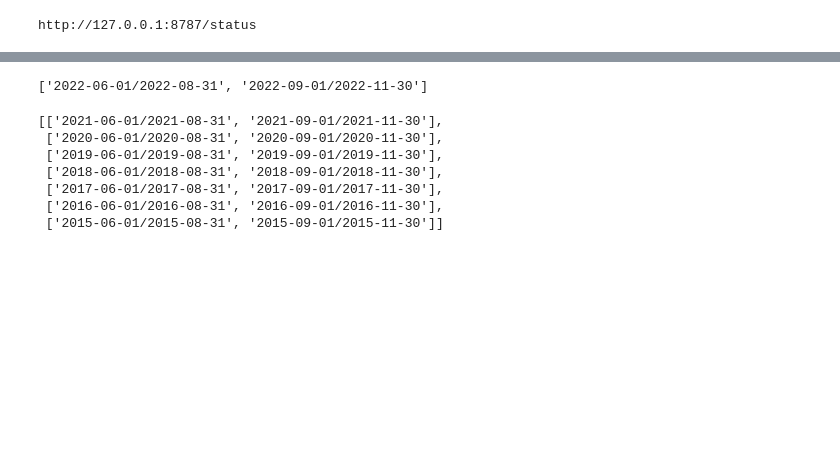
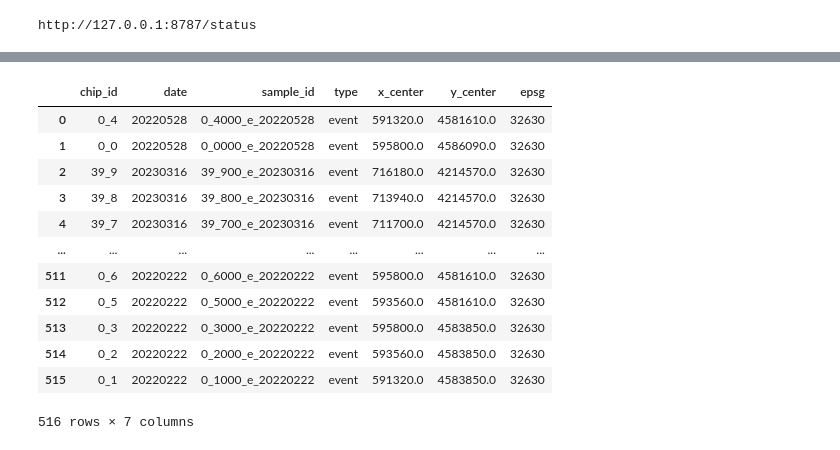
Before and after one commit to ClarkCGA/gelos-lc-datagen, a Jupyter notebook: notebooks/s2_wcd_fire_generation.ipynb, the cells around one changed output, grey strips where cells are left out. Cells and saved outputs as stored; diff of their text form; code cells hidden in the pictures; blank space fills up the shorter version.

Commit message:
update s2 WCD fire events generation

```diff
--- a/notebooks/s2_wcd_fire_generation.ipynb
+++ b/notebooks/s2_wcd_fire_generation.ipynb
@@ -91,0 +87,3 @@ summary_gdf.head()
+# %%
+summary_gdf = get_fire_mask_path(fire_df)
+summary_gdf.head()
@@ -343,6 +363,34 @@ def generate_fire_chips(s2_stack, aoi, config, time_series_type, epsg, index, me
 # %%
-metadata_df = pd.DataFrame(columns=["chip_id", "date", "sample_id", "type", "x_center", "y_center", "epsg"])
-# metadata_df = pd.read_csv("data/metadata_df.csv")
+# metadata_df = pd.DataFrame(columns=["chip_id", "date", "sample_id", "type", "x_center", "y_center", "epsg"])
+metadata_df = pd.read_csv("data/metadata_df.csv")
+# %%
+def search_s2_scenes(aoi, date_range, catalog, config, best_one=True):
+    search = catalog.search(
+        collections=["sentinel-2-l2a"],
+        bbox=aoi.geometry.bounds,
+        datetime=date_range,
+        query=[f"s2:nodata_pixel_percentage<{config["sentinel_2"]["nodata_pixel_percentage"]}",
+                 f"eo:cloud_cover<{config["sentinel_2"]["cloud_cover"]}"
+                ],
+        limit=None,
+    )
+    items = list(search.get_items())
+
+    if best_one and items:
+        items = [min(items, key=lambda it: it.properties["eo:cloud_cover"])]
+
+    return pystac.ItemCollection(items)
+# %%
+import os, planetary_computer as pc, rasterio
+from rasterio.errors import RasterioIOError
+import stackstac, dask.array as da
+from tenacity import retry, wait_random_exponential, stop_after_attempt
+
+@retry(wait=wait_random_exponential(max=30), stop=stop_after_attempt(4))
+def _open_once(href):
+    # one quick probe to fail fast if token is stale
+    with rasterio.open(href):
+        pass
 # %%
 for index, aoi in summary_gdf.iterrows():
     print(f"\nProcessing AOI at index {index}")
@@ -443,14 +500,16 @@ Skipping chip ID 40 for missing values
-# %%
-event_date_ranges
-# %% [output]
-['2022-06-01/2022-08-31', '2022-09-01/2022-11-30']
-# %%
-control_date_ranges
-# %% [output]
-[['2021-06-01/2021-08-31', '2021-09-01/2021-11-30'],
- ['2020-06-01/2020-08-31', '2020-09-01/2020-11-30'],
- ['2019-06-01/2019-08-31', '2019-09-01/2019-11-30'],
- ['2018-06-01/2018-08-31', '2018-09-01/2018-11-30'],
- ['2017-06-01/2017-08-31', '2017-09-01/2017-11-30'],
- ['2016-06-01/2016-08-31', '2016-09-01/2016-11-30'],
- ['2015-06-01/2015-08-31', '2015-09-01/2015-11-30']]
+# %%
+metadata_df
+# %% [output]
+|  | chip_id | date | sample_id | type | x_center | y_center | epsg |
+| 0 | 0_4 | 20220528 | 0_4000_e_20220528 | event | 591320.0 | 4581610.0 | 32630 |
+| 1 | 0_0 | 20220528 | 0_0000_e_20220528 | event | 595800.0 | 4586090.0 | 32630 |
+| 2 | 39_9 | 20230316 | 39_900_e_20230316 | event | 716180.0 | 4214570.0 | 32630 |
+| 3 | 39_8 | 20230316 | 39_800_e_20230316 | event | 713940.0 | 4214570.0 | 32630 |
+| 4 | 39_7 | 20230316 | 39_700_e_20230316 | event | 711700.0 | 4214570.0 | 32630 |
+| ... | ... | ... | ... | ... | ... | ... | ... |
+| 511 | 0_6 | 20220222 | 0_6000_e_20220222 | event | 595800.0 | 4581610.0 | 32630 |
+| 512 | 0_5 | 20220222 | 0_5000_e_20220222 | event | 593560.0 | 4581610.0 | 32630 |
+| 513 | 0_3 | 20220222 | 0_3000_e_20220222 | event | 595800.0 | 4583850.0 | 32630 |
+| 514 | 0_2 | 20220222 | 0_2000_e_20220222 | event | 593560.0 | 4583850.0 | 32630 |
+| 515 | 0_1 | 20220222 | 0_1000_e_20220222 | event | 591320.0 | 4583850.0 | 32630 |
+516 rows × 7 columns
```
Also changed, not shown: parts of 16 cells of this notebook.
